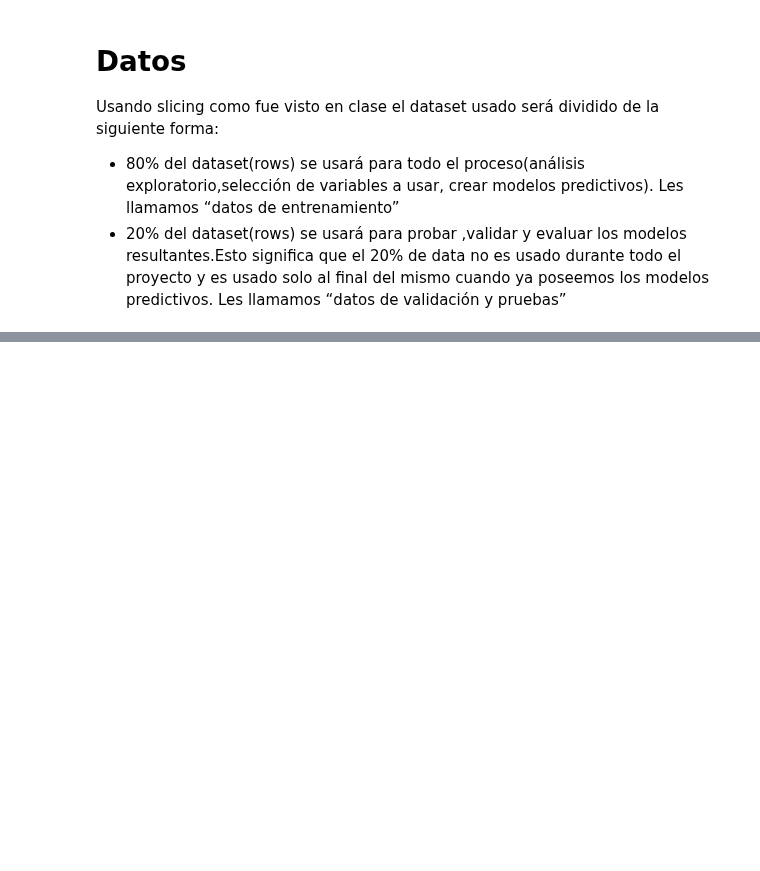
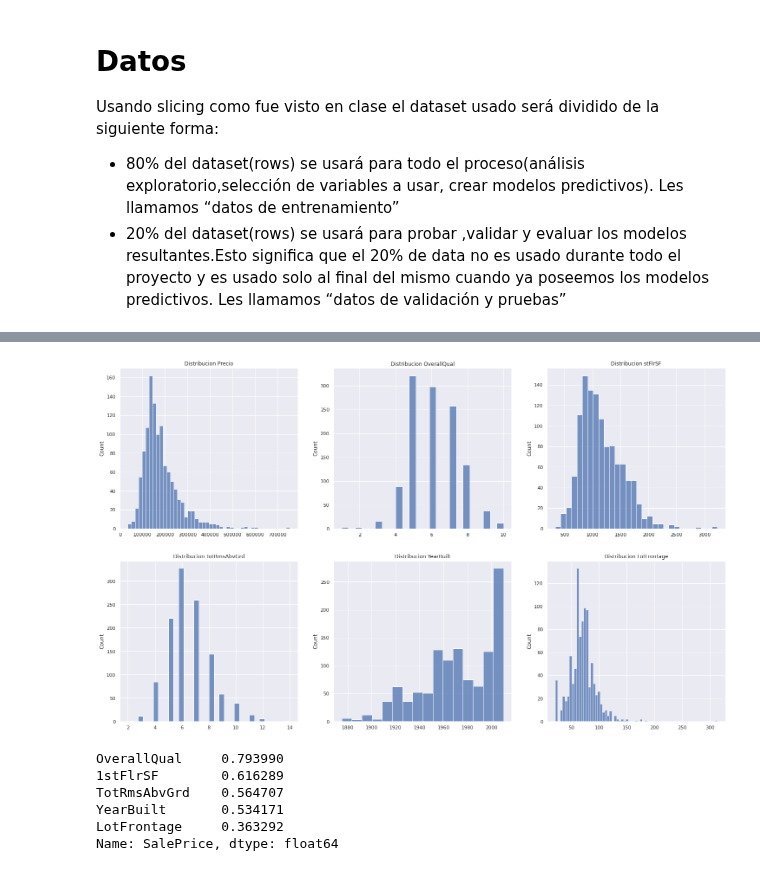
Before and after one commit to bhlr/Ciencia-de-Datos-en-Python-Seccion-U..., a Jupyter notebook: proyecto.ipynb, the cells around one changed output, grey strips where cells are left out. Cells and saved outputs as stored; diff of their text form; code cells hidden in the pictures; blank space fills up the shorter version.

```diff
--- a/proyecto.ipynb
+++ b/proyecto.ipynb
@@ -32,0 +64,8 @@ FileNotFoundError: ignored
+# %%
+data=np.load("proyecto_training_data.npy")
+##import tensorflow as tf
+#DATA_URL = 'https://drive.google.com/file/d/18KJ-ZgNYR_EJEQUh0yMOJFHg7UGX1Z1E/view?usp=sharing'
+
+#path = tf.keras.utils.get_file('proyecto_training_data.npy', DATA_URL)
+#c=np.load(path)
+print(data.shape)
@@ -32,0 +78,4 @@ FileNotFoundError: ignored
+# %%
+cantidad = len(data[:,0])
+train, test = data[:cantidad, :], data[cantidad:, :]
+print(train.shape,test.shape)
@@ -32,0 +117,46 @@ FileNotFoundError: ignored
+# %%
+ SalePrice = train[:, 0]
+ OverallQual = train[:, 1]
+ stFlrSF = train[:, 2]
+ TotRmsAbvGrd = train[:, 3]
+ YearBuilt	= train[:, 4]
+ LotFrontage = train[:, 5]
+
+fig  = plt.figure()
+#ax = fig.add_subplots(2,3) #221
+ax1 = fig.add_subplot(2,3,1) #221
+ax2 = fig.add_subplot(2,3,2) #222
+ax3 = fig.add_subplot(2,3,3)  # 223
+ax4 = fig.add_subplot(2,3,4) #221
+ax5 = fig.add_subplot(2,3,5) #222
+ax6 = fig.add_subplot(2,3,6)  # 223
+ax1.set_title('Distribucion Precio')
+ax2.set_title('Distribucion OverallQual')
+ax3.set_title('Distribucion stFlrSF')
+ax2.set_title('Distribucion OverallQual')
+ax3.set_title('Distribucion stFlrSF')
+ax4.set_title('Distribucion TotRmsAbvGrd')
+ax5.set_title('Distribucion YearBuilt')
+ax6.set_title('Distribucion LotFrontage')
+
+sns.histplot(SalePrice,ax = ax1)
+sns.histplot(OverallQual,ax = ax2)
+sns.histplot(stFlrSF,ax = ax3)
+sns.histplot(TotRmsAbvGrd,ax = ax4)
+sns.histplot(YearBuilt,ax = ax5)
+sns.histplot(LotFrontage,ax = ax6)
+
+plt.show()
+# %% [output]
+[figure, added]
+# %%
+
+corrrelacion = dstrain.corr()['SalePrice'].iloc[1:]
+corrrelacion
+# %% [output]
+OverallQual     0.793990
+1stFlrSF        0.616289
+TotRmsAbvGrd    0.564707
+YearBuilt       0.534171
+LotFrontage     0.363292
+Name: SalePrice, dtype: float64
```
Also changed, not shown: parts of 13 cells of this notebook.
